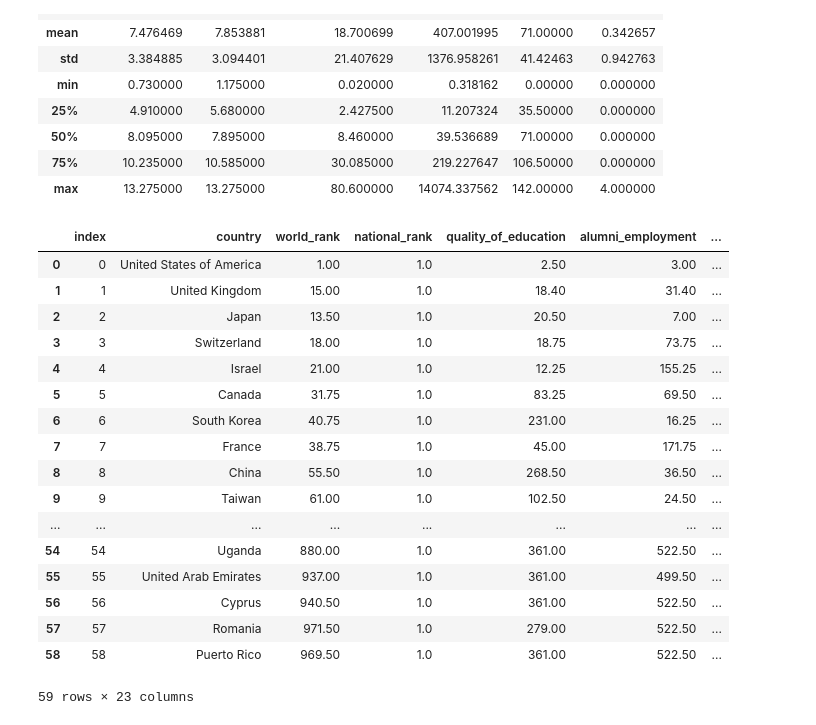
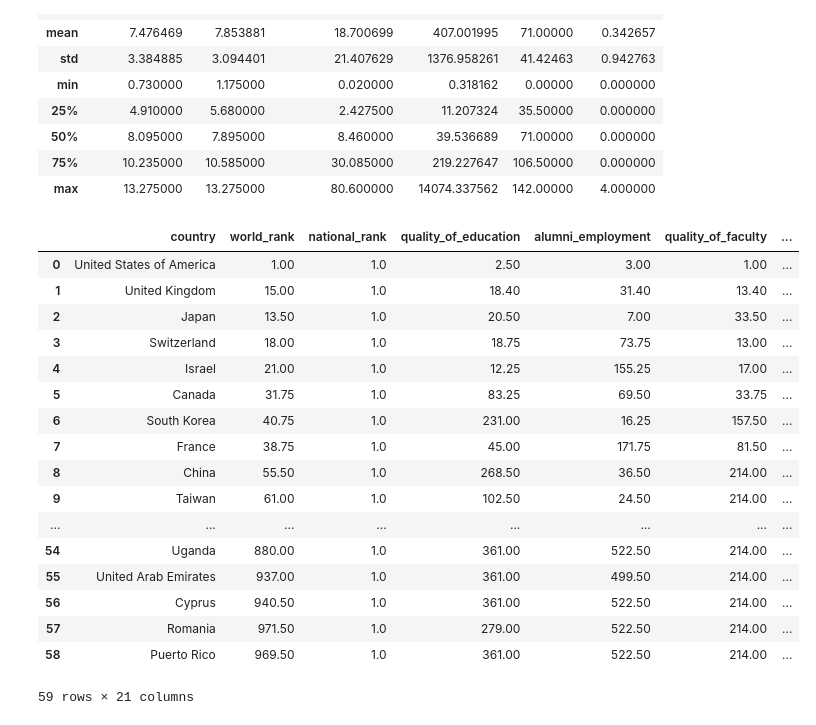
Before and after one commit to bluewallumich/Predicting-Educational-Outcomes, a Jupyter notebook: Milestone II Project v1.ipynb, the cells around one changed output. Cells and saved outputs as stored; diff of their text form; code cells hidden in the pictures.

Commit message:
need to use merge instead of concat.

```diff
--- a/Milestone II Project v1.ipynb
+++ b/Milestone II Project v1.ipynb
@@ -392,26 +392,26 @@ modified_df_final.describe()
 | 75% | 10.235000 | 10.585000 | 30.085000 | 219.227647 | 106.50000 | 0.000000 |
 | max | 13.275000 | 13.275000 | 80.600000 | 14074.337562 | 142.00000 | 4.000000 |
 # %%
-h_ed_df.reset_index(level=0, inplace=True)
+h_ed_df.reset_index(inplace=True)
 # %%
-a_final_frame = pd.concat([h_ed_df,modified_df_final], axis=1,join="inner")
+a_final_frame = pd.merge(h_ed_df,modified_df_final,how="left",on='country')
 a_final_frame
 # %% [output]
-|  | index | country | world_rank | national_rank | quality_of_education | alumni_employment | ... |
-| 0 | 0 | United States of America | 1.00 | 1.0 | 2.50 | 3.00 | ... |
-| 1 | 1 | United Kingdom | 15.00 | 1.0 | 18.40 | 31.40 | ... |
-| 2 | 2 | Japan | 13.50 | 1.0 | 20.50 | 7.00 | ... |
-| 3 | 3 | Switzerland | 18.00 | 1.0 | 18.75 | 73.75 | ... |
-| 4 | 4 | Israel | 21.00 | 1.0 | 12.25 | 155.25 | ... |
-| 5 | 5 | Canada | 31.75 | 1.0 | 83.25 | 69.50 | ... |
-| 6 | 6 | South Korea | 40.75 | 1.0 | 231.00 | 16.25 | ... |
-| 7 | 7 | France | 38.75 | 1.0 | 45.00 | 171.75 | ... |
-| 8 | 8 | China | 55.50 | 1.0 | 268.50 | 36.50 | ... |
-| 9 | 9 | Taiwan | 61.00 | 1.0 | 102.50 | 24.50 | ... |
+|  | country | world_rank | national_rank | quality_of_education | alumni_employment | quality_of_faculty | ... |
+| 0 | United States of America | 1.00 | 1.0 | 2.50 | 3.00 | 1.00 | ... |
+| 1 | United Kingdom | 15.00 | 1.0 | 18.40 | 31.40 | 13.40 | ... |
+| 2 | Japan | 13.50 | 1.0 | 20.50 | 7.00 | 33.50 | ... |
+| 3 | Switzerland | 18.00 | 1.0 | 18.75 | 73.75 | 13.00 | ... |
+| 4 | Israel | 21.00 | 1.0 | 12.25 | 155.25 | 17.00 | ... |
+| 5 | Canada | 31.75 | 1.0 | 83.25 | 69.50 | 33.75 | ... |
+| 6 | South Korea | 40.75 | 1.0 | 231.00 | 16.25 | 157.50 | ... |
+| 7 | France | 38.75 | 1.0 | 45.00 | 171.75 | 81.50 | ... |
+| 8 | China | 55.50 | 1.0 | 268.50 | 36.50 | 214.00 | ... |
+| 9 | Taiwan | 61.00 | 1.0 | 102.50 | 24.50 | 214.00 | ... |
 | ... | ... | ... | ... | ... | ... | ... | ... |
-| 54 | 54 | Uganda | 880.00 | 1.0 | 361.00 | 522.50 | ... |
-| 55 | 55 | United Arab Emirates | 937.00 | 1.0 | 361.00 | 499.50 | ... |
-| 56 | 56 | Cyprus | 940.50 | 1.0 | 361.00 | 522.50 | ... |
-| 57 | 57 | Romania | 971.50 | 1.0 | 279.00 | 522.50 | ... |
-| 58 | 58 | Puerto Rico | 969.50 | 1.0 | 361.00 | 522.50 | ... |
+| 54 | Uganda | 880.00 | 1.0 | 361.00 | 522.50 | 214.00 | ... |
+| 55 | United Arab Emirates | 937.00 | 1.0 | 361.00 | 499.50 | 214.00 | ... |
+| 56 | Cyprus | 940.50 | 1.0 | 361.00 | 522.50 | 214.00 | ... |
+| 57 | Romania | 971.50 | 1.0 | 279.00 | 522.50 | 214.00 | ... |
+| 58 | Puerto Rico | 969.50 | 1.0 | 361.00 | 522.50 | 214.00 | ... |
-59 rows × 23 columns
+59 rows × 21 columns
```
